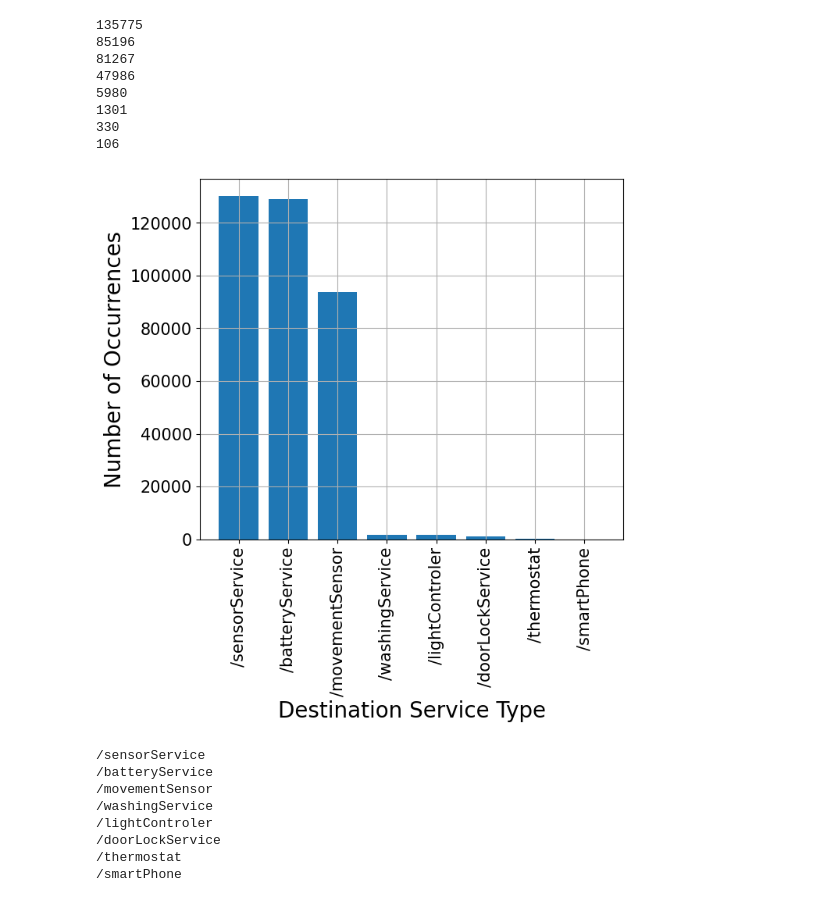
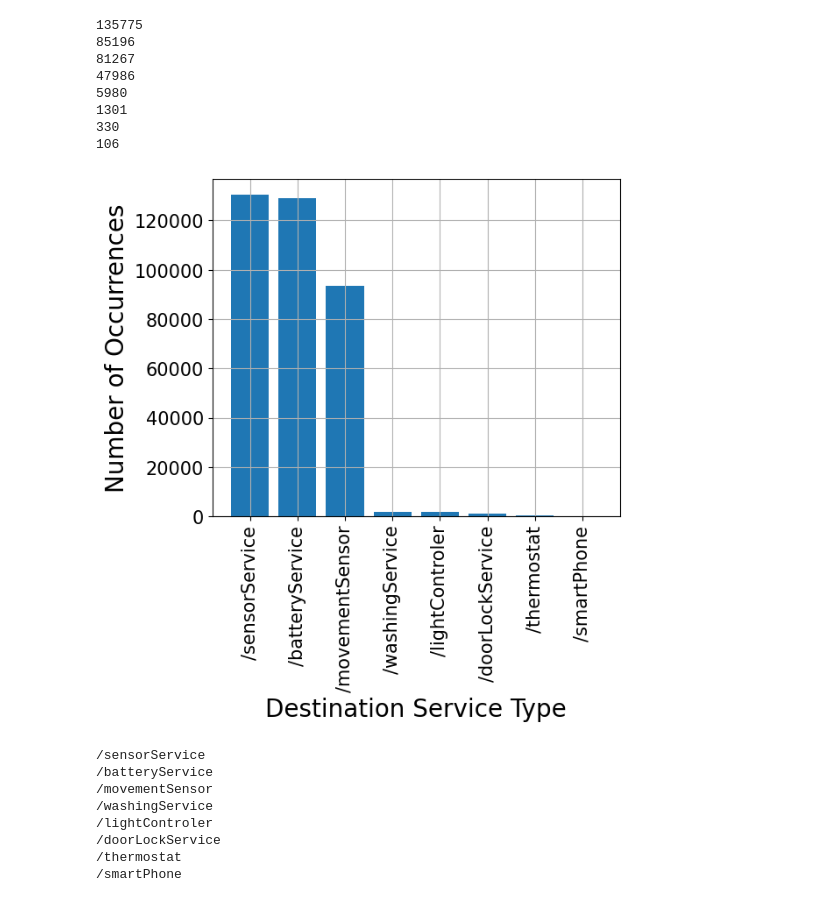
Before and after one commit to Rimadaqch/Attack-and-anomaly-detection-in-IoT, a Jupyter notebook: Preprocessing.ipynb, the cells around one changed output. Saved outputs shown, nothing was run; the diff lists cells and outputs as text; code cells hidden in the pictures.

```diff
--- a/Preprocessing.ipynb
+++ b/Preprocessing.ipynb
@@ -107,17 +139,17 @@ for i in source_type_count.values:
 106
 # %%
 destination_type_count = df_data_1.destinationServiceType.value_counts()
-plt.figure(figsize=(7,6))
+plt.figure(figsize=(6,5))
 ax=plt.subplot(111)
 plt.grid()
 plt.bar(destination_type_count.index, destination_type_count.values)
 plt.ylabel('Number of Occurrences', fontsize=20)
 plt.xlabel('Destination Service Type', fontsize=20)
 plt.xticks(rotation=90, fontsize=15)
 plt.yticks(fontsize=15)
 plt.show()
 # %% [output]
-[figure, old version]
+[figure, new version]
 # %%
 for i in destination_type_count.index:
     print(i)
```
Also changed, not shown: parts of 31 cells of this notebook.
